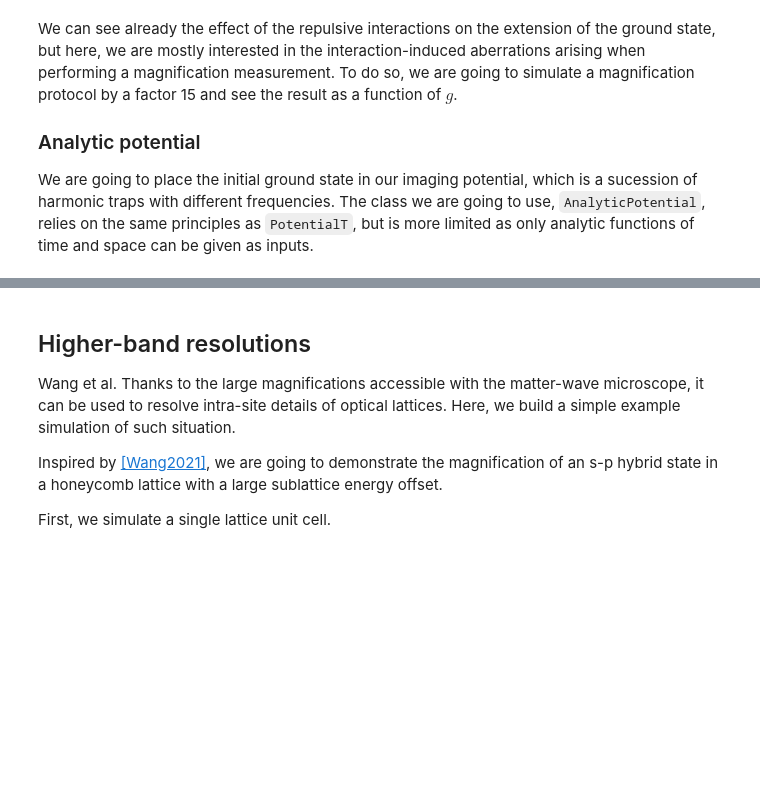
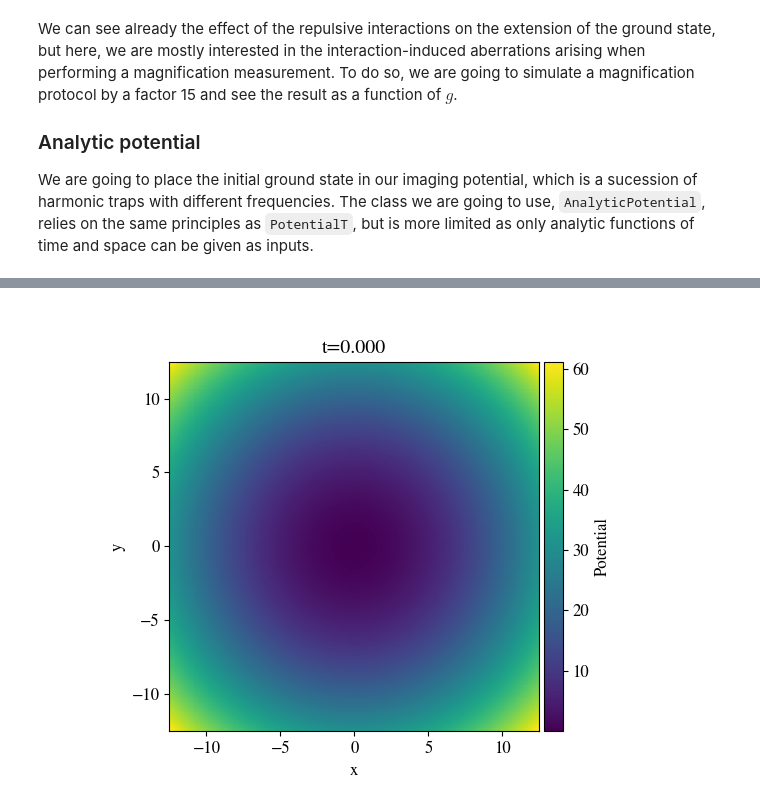
Before and after one commit to GuillotMartin/BECs, a Jupyter notebook: docs/Microscope.ipynb, the cells around one changed output, grey strips where cells are left out. Drawn from its saved outputs; the diff is of its cells as text; code cells hidden in the pictures; blank space fills up the shorter version.

```diff
--- a/docs/Microscope.ipynb
+++ b/docs/Microscope.ipynb
@@ -211,10 +217,27 @@ We can see already the effect of the repulsive interactions on the extension of
 We are going to place the initial ground state in our imaging potential, which is a sucession of harmonic traps with different frequencies. The class we are going to use, `AnalyticPotential`, relies on the same principles as `PotentialT`, but is more limited as only analytic functions of time and space can be given as inputs.
 # %%
 from BECs.potentialT import AnalyticPotential
+
+M = 10 # The magnification factor
+T1 = 10 # The first harmonic trap period
+T2 = M * T1 # The second harmonic trap period
+w1 = 2*np.pi/T1
+w2 = 2*np.pi / T2
+
+ti = 0
+tf = T1/4 + T2/4
 
 telescope_honey = AnalyticPotential(
     unitvecs = [[l/2,0],[0,l/2]], # These unit vectors define the initial size of the simulation box. They define the rescaled coordinate rho_i at t = 0.
     resolution = (n,n)
 )
 
-telesc
+telescope_honey.step("trap_step", ts = T1/4, sigma = T1/100, vi = w1, vf = w2) # The amplitude step for the harmonic traps of the protocol
+
+telescope_honey.add_function(name = "harmonic_trap", function=lambda t, x, y: x**2+y**2, parameters={}) # A standard harmonic trap shape. The add_function takes as input a function of time and space, plus some eventual parameter dimensions over which to run the simulation
+telescope_honey.add_function(name = "lattice", function=lambda t,x,y: lattice(x,y), parameters={})
+
+telescope_honey.add_term("harmonic_trap * (trap_step)**2/2")
+telescope_honey.plot(0,tf)
+plt.show()
+# %% [output]
@@ -221,11 +245 @@ telesc
+[figure, added]
-# %% [markdown]
-
-
-
-## Higher-band resolutions
-Wang et al.
-Thanks to the large magnifications accessible with the matter-wave microscope, it can be used to resolve intra-site details of optical lattices. Here, we build a simple example simulation of such situation.
-
-Inspired by [[Wang2021]](https://www.nature.com/articles/s41586-021-03702-0), we are going to demonstrate the magnification of an s-p hybrid state in a honeycomb lattice with a large sublattice energy offset.
-
-First, we simulate a single lattice unit cell.
```
Also changed, not shown: parts of 21 cells of this notebook, 2 other files.
